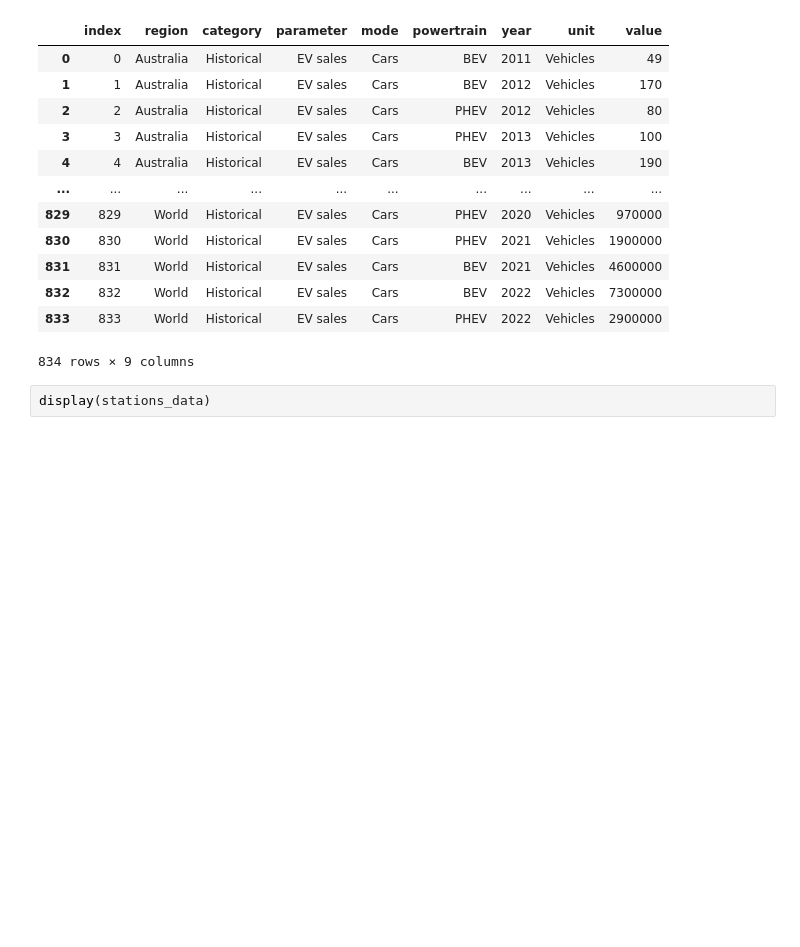
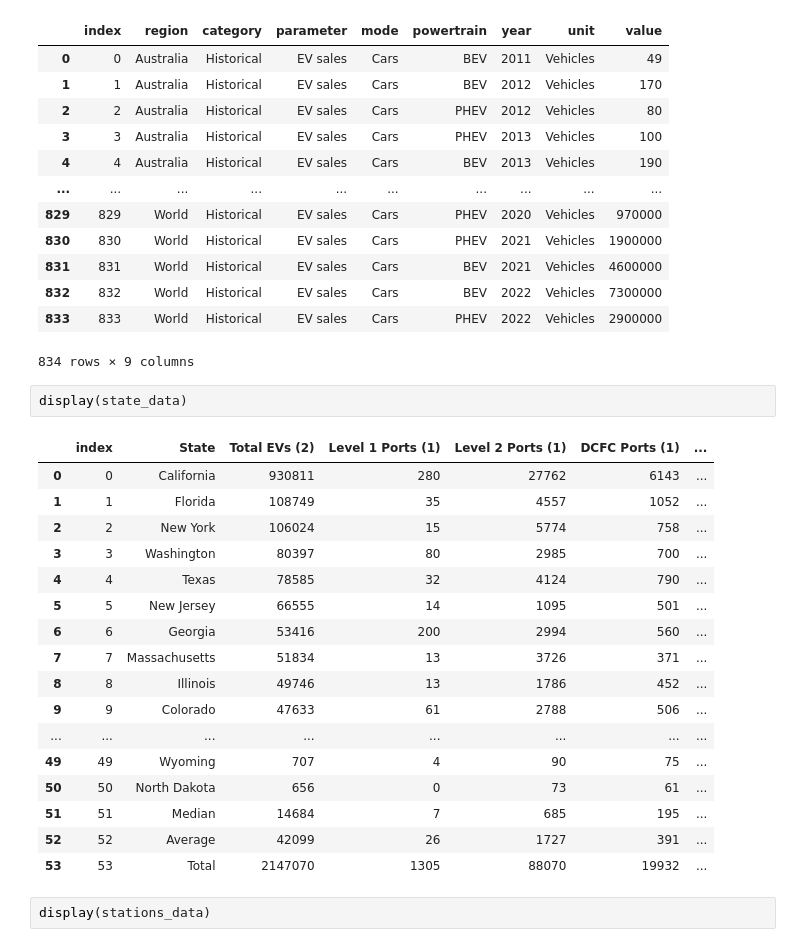
Before and after one commit to Blake-Singewald/Project_3, a Jupyter notebook: Project3_Starter.ipynb, the cells around one changed output. Cells and saved outputs as stored; diff of their text form; blank space fills up the shorter version.

```diff
--- a/Project3_Starter.ipynb
+++ b/Project3_Starter.ipynb
@@ -34,6 +34,26 @@ display(ev_sales_data)
 | 832 | 832 | World | Historical | EV sales | Cars | BEV | 2022 | Vehicles | 7300000 |
 | 833 | 833 | World | Historical | EV sales | Cars | PHEV | 2022 | Vehicles | 2900000 |
 834 rows × 9 columns
+# %%
+display(state_data)
+# %% [output]
+|  | index | State | Total EVs (2) | Level 1 Ports (1) | Level 2 Ports (1) | DCFC Ports (1) | ... |
+| 0 | 0 | California | 930811 | 280 | 27762 | 6143 | ... |
+| 1 | 1 | Florida | 108749 | 35 | 4557 | 1052 | ... |
+| 2 | 2 | New York | 106024 | 15 | 5774 | 758 | ... |
+| 3 | 3 | Washington | 80397 | 80 | 2985 | 700 | ... |
+| 4 | 4 | Texas | 78585 | 32 | 4124 | 790 | ... |
+| 5 | 5 | New Jersey | 66555 | 14 | 1095 | 501 | ... |
+| 6 | 6 | Georgia | 53416 | 200 | 2994 | 560 | ... |
+| 7 | 7 | Massachusetts | 51834 | 13 | 3726 | 371 | ... |
+| 8 | 8 | Illinois | 49746 | 13 | 1786 | 452 | ... |
+| 9 | 9 | Colorado | 47633 | 61 | 2788 | 506 | ... |
+| ... | ... | ... | ... | ... | ... | ... | ... |
+| 49 | 49 | Wyoming | 707 | 4 | 90 | 75 | ... |
+| 50 | 50 | North Dakota | 656 | 0 | 73 | 61 | ... |
+| 51 | 51 | Median | 14684 | 7 | 685 | 195 | ... |
+| 52 | 52 | Average | 42099 | 26 | 1727 | 391 | ... |
+| 53 | 53 | Total | 2147070 | 1305 | 88070 | 19932 | ... |
 # %%
 display(stations_data)
 # %% [output]
```
Also changed, not shown: parts of 2 cells of this notebook.
